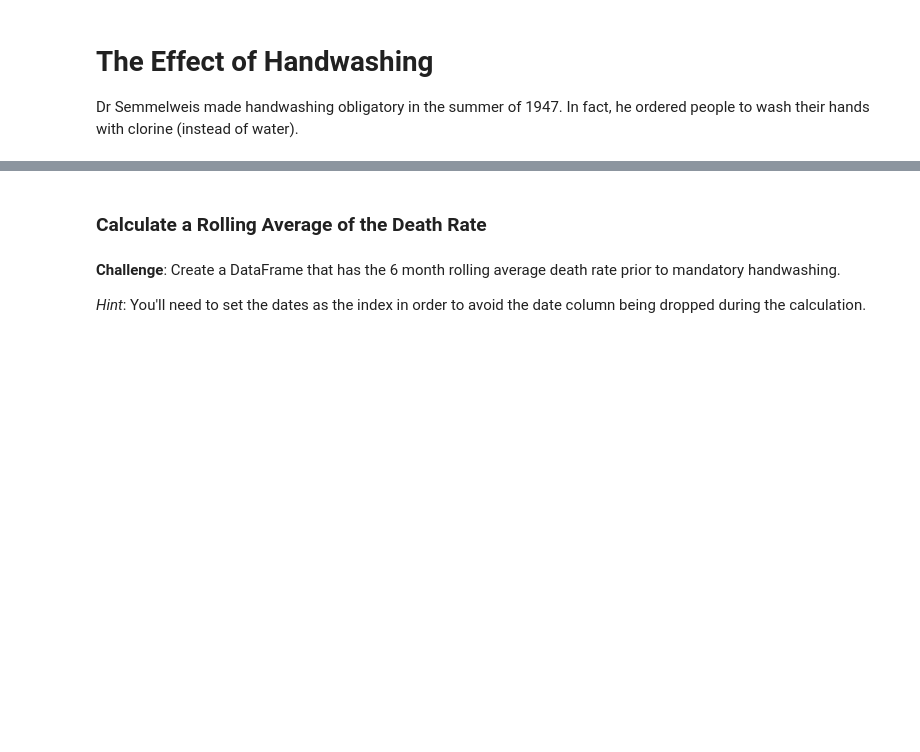
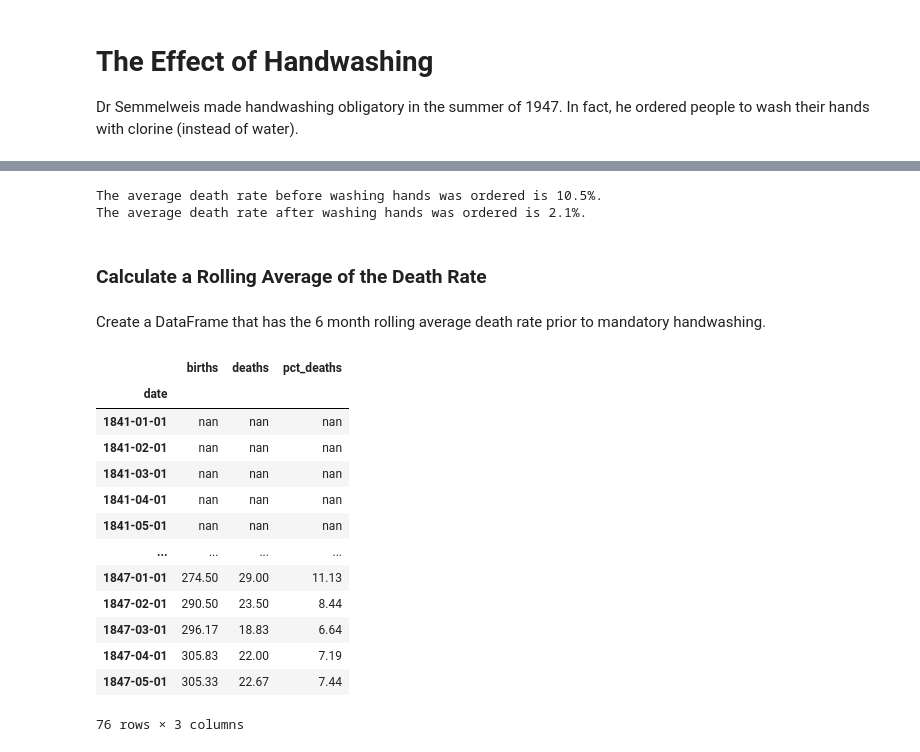
Before and after one commit to cedoula/100-days-of-code-python, a Jupyter notebook: Projects/Day_55/Dr_Semmelweis_Analysis/Dr_Semmelweis_Handwashing_Discovery.ipynb, the cells around one changed output, grey strips where cells are left out. Drawn from its saved outputs; the diff is of its cells as text; code cells hidden in the pictures; blank space fills up the shorter version.

```diff
--- a/Projects/Day_55/Dr_Semmelweis_Analysis/Dr_Semmelweis_Handwashing_Discovery.ipynb
+++ b/Projects/Day_55/Dr_Semmelweis_Analysis/Dr_Semmelweis_Handwashing_Discovery.ipynb
@@ -231,9 +285,31 @@ handwashing_start = pd.to_datetime('1847-06-01')
+# %%
+print(f'The average death rate before washing hands was ordered is {df_pre_wash.pct_deaths.mean():.1f}%.')
+print(f'The average death rate after washing hands was ordered is {df_post_wash.pct_deaths.mean():.1f}%.')
+# %% [output]
+The average death rate before washing hands was ordered is 10.5%.
+The average death rate after washing hands was ordered is 2.1%.
 # %% [markdown]
 ### Calculate a Rolling Average of the Death Rate
 # %% [markdown]
-**Challenge**: Create a DataFrame that has the 6 month rolling average death rate prior to mandatory handwashing.
-
-*Hint*: You'll need to set the dates as the index in order to avoid the date column being dropped during the calculation.
+Create a DataFrame that has the 6 month rolling average death rate prior to mandatory handwashing.
+# %%
+roll_df = df_pre_wash.set_index('date').rolling(window=6).mean()
+roll_df
+# %% [output]
+|  | births | deaths | pct_deaths |
+| date |  |  |  |
+| 1841-01-01 | nan | nan | nan |
+| 1841-02-01 | nan | nan | nan |
+| 1841-03-01 | nan | nan | nan |
+| 1841-04-01 | nan | nan | nan |
+| 1841-05-01 | nan | nan | nan |
+| ... | ... | ... | ... |
+| 1847-01-01 | 274.50 | 29.00 | 11.13 |
+| 1847-02-01 | 290.50 | 23.50 | 8.44 |
+| 1847-03-01 | 296.17 | 18.83 | 6.64 |
+| 1847-04-01 | 305.83 | 22.00 | 7.19 |
+| 1847-05-01 | 305.33 | 22.67 | 7.44 |
+76 rows × 3 columns
 # %% [markdown]
 ### Highlighting Subsections of a Line Chart
 
```
Also changed, not shown: parts of 39 cells of this notebook.
